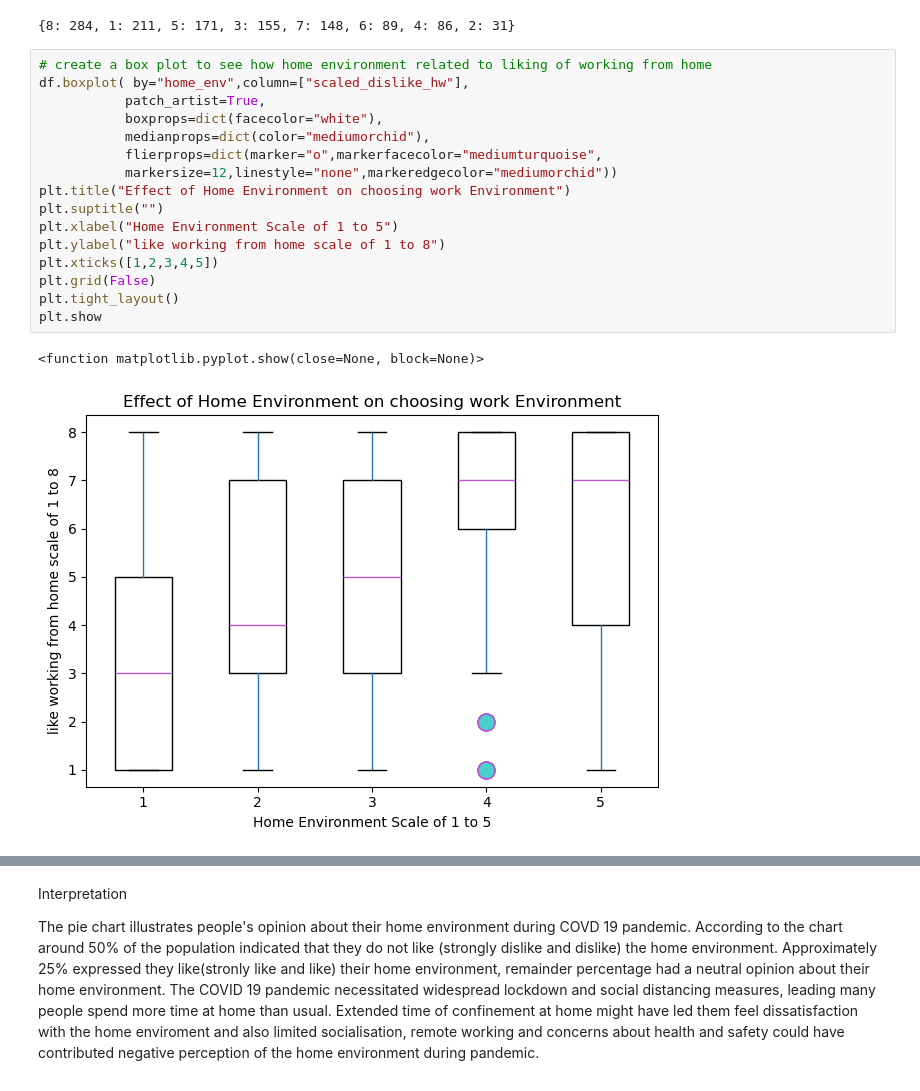
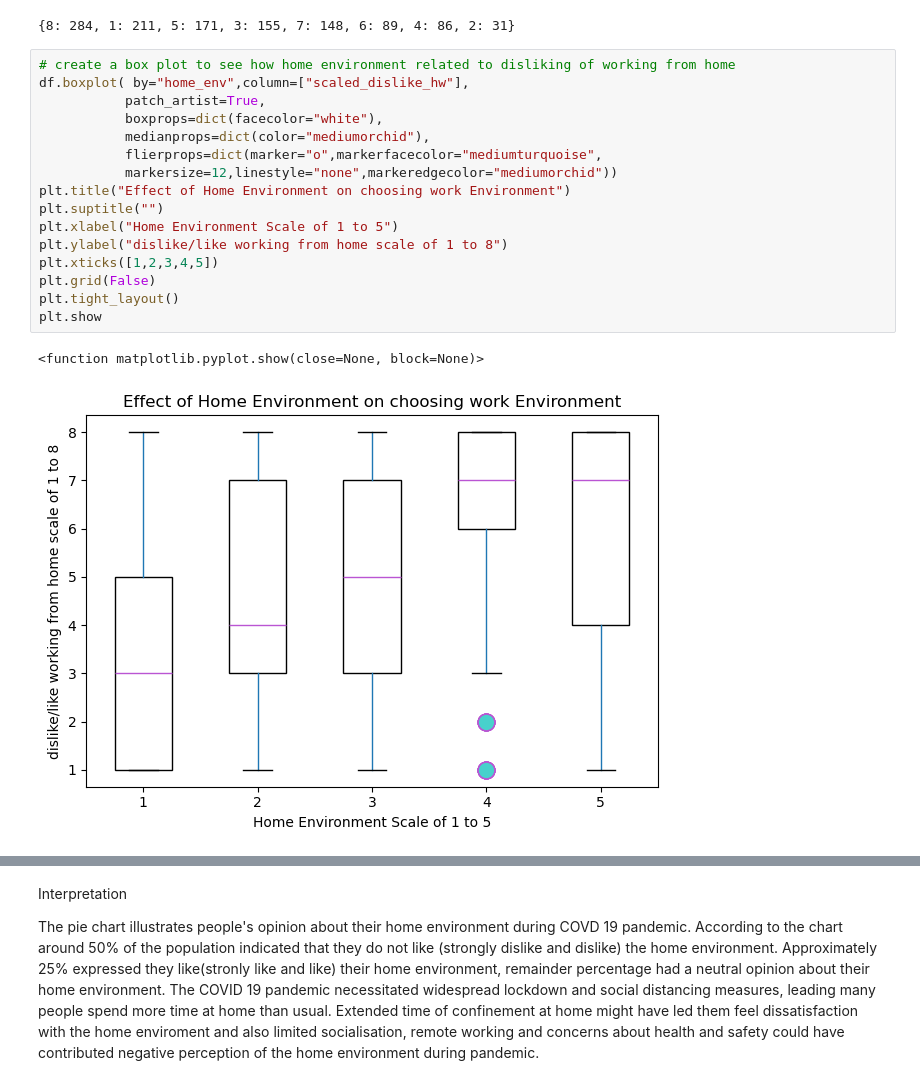
Before and after one commit to AayushiDaliparthi/Project_1_uoft, a Jupyter notebook: sharu.ipynb, the cells around one changed output, grey strips where cells are left out. Drawn from its saved outputs; the diff is of its cells as text.

```diff
--- a/sharu.ipynb
+++ b/sharu.ipynb
@@ -153,21 +153,21 @@ dict(individual_scale_counts)
 # %% [output]
 {8: 284, 1: 211, 5: 171, 3: 155, 7: 148, 6: 89, 4: 86, 2: 31}
 # %%
-# create a box plot to see how home environment related to liking of working from home
+# create a box plot to see how home environment related to disliking of working from home
 df.boxplot( by="home_env",column=["scaled_dislike_hw"],
            patch_artist=True,
            boxprops=dict(facecolor="white"),
            medianprops=dict(color="mediumorchid"),
            flierprops=dict(marker="o",markerfacecolor="mediumturquoise",
            markersize=12,linestyle="none",markeredgecolor="mediumorchid"))
 plt.title("Effect of Home Environment on choosing work Environment")
 plt.suptitle("")
 plt.xlabel("Home Environment Scale of 1 to 5")
-plt.ylabel("like working from home scale of 1 to 8")
+plt.ylabel("dislike/like working from home scale of 1 to 8")
 plt.xticks([1,2,3,4,5])
 plt.grid(False)
 plt.tight_layout()
 plt.show
 # %% [output]
 <function matplotlib.pyplot.show(close=None, block=None)>
-[figure, old version]
+[figure, new version]
```
Also changed, not shown: parts of 2 cells of this notebook, 2 other files.
